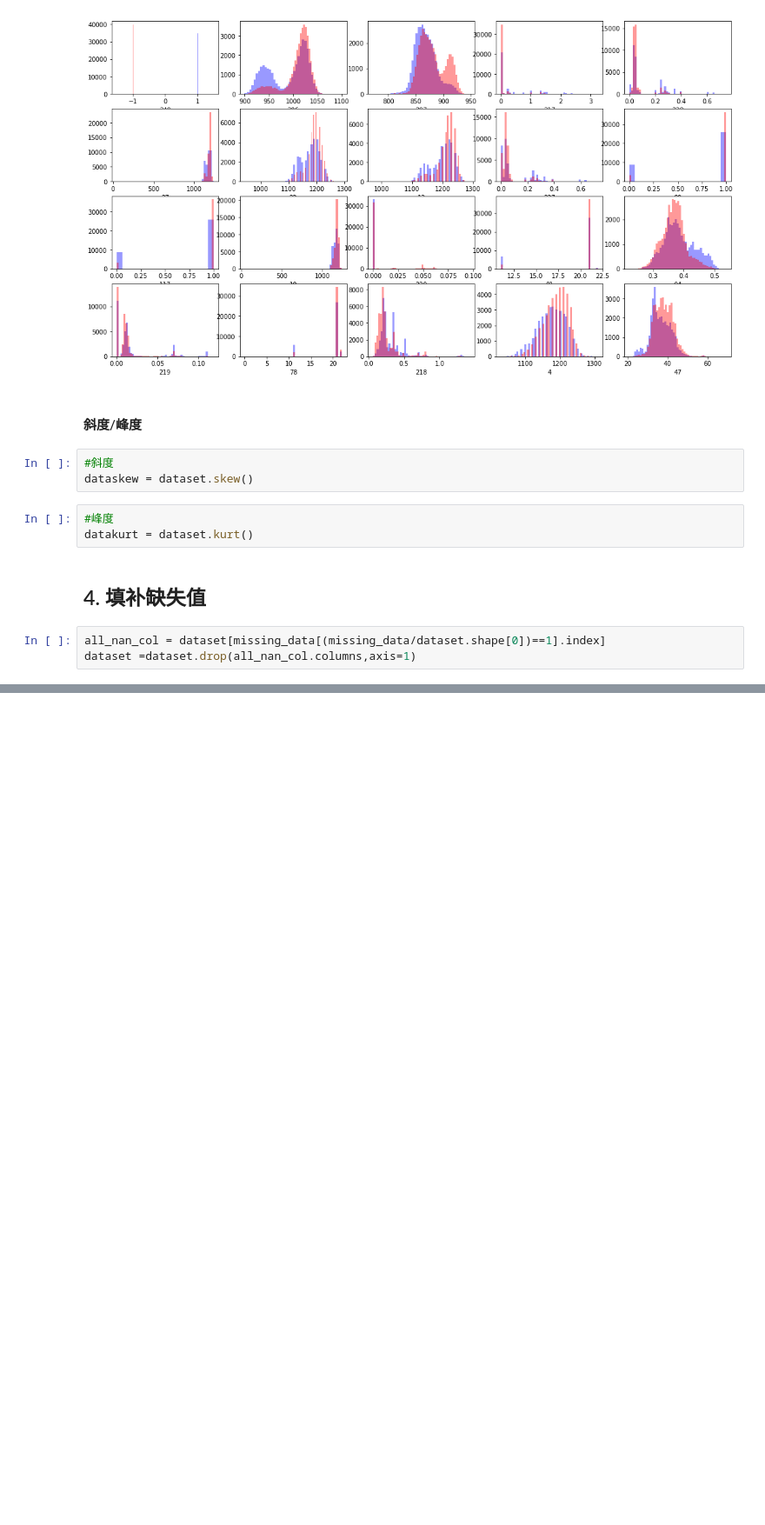
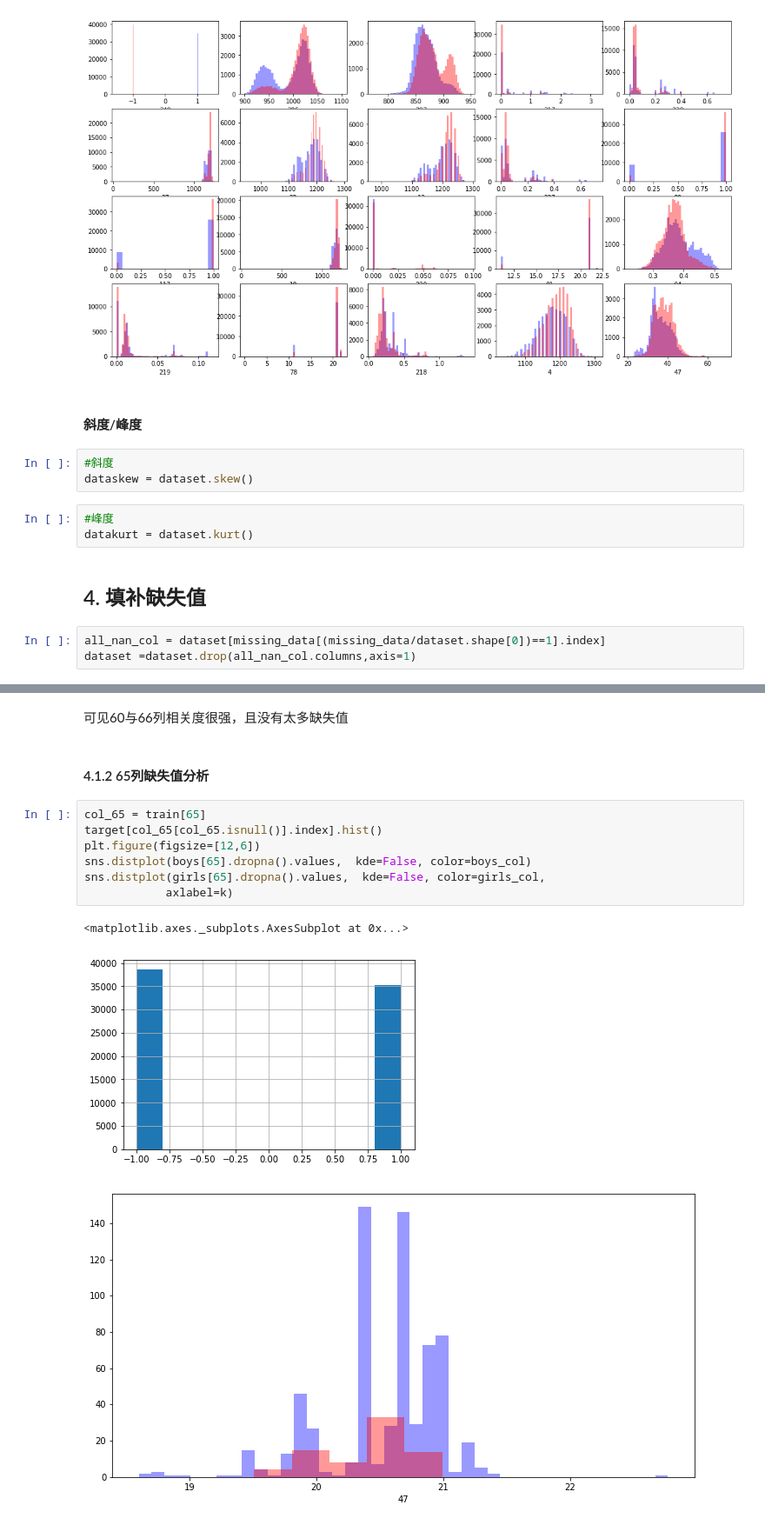
Before and after one commit to Watermelon233/MyKaggle, a Jupyter notebook: boyvsgirl/boyvsgirls.ipynb, the cells around one changed output, grey strips where cells are left out. Shown: that part at 87% size. Cells and saved outputs as stored; diff of their text form; blank space fills up the shorter version.

```diff
--- a/boyvsgirl/boyvsgirls.ipynb
+++ b/boyvsgirl/boyvsgirls.ipynb
@@ -431,0 +326,15 @@ array([ 1,  1, -1, ...,  1,  1, -1], dtype=int64)
+# %% [markdown]
+可见60与66列相关度很强，且没有太多缺失值
+# %% [markdown]
+#### 4.1.2 65列缺失值分析
+# %%
+col_65 = train[65]
+target[col_65[col_65.isnull()].index].hist()
+plt.figure(figsize=[12,6])
+sns.distplot(boys[65].dropna().values,  kde=False, color=boys_col)
+sns.distplot(girls[65].dropna().values,  kde=False, color=girls_col,
+            axlabel=k)
+# %% [output]
+<matplotlib.axes._subplots.AxesSubplot at 0x...>
+[figure, added]
+[figure, added]
```
Also changed, not shown: parts of 65 cells of this notebook, 3 other files.
